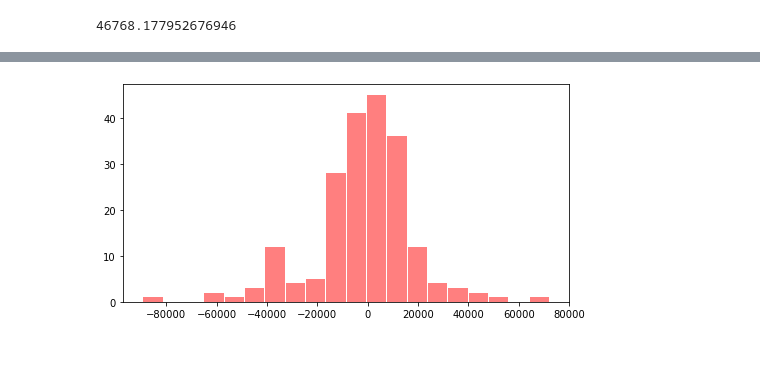
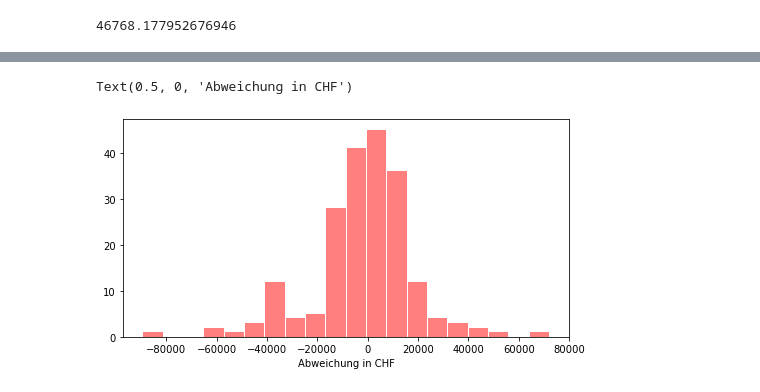
Before and after one commit to jk019/DA_LN_neues_Github, a Jupyter notebook: Analysen/Models.ipynb, the cells around one changed output, grey strips where cells are left out. Cells and saved outputs as stored; diff of their text form; code cells hidden in the pictures; blank space fills up the shorter version.

```diff
--- a/Analysen/Models.ipynb
+++ b/Analysen/Models.ipynb
@@ -202,10 +195,12 @@ residuals
 # %%
 fig = plt.figure( figsize=(8,4))
 n, bins, patches = plt.hist(x=residuals,
                             bins=20,
                             color='red',
                             alpha=0.5,
                             rwidth=0.95
                    )
+plt.xlabel("Abweichung in CHF")
 # %% [output]
+Text(0.5, 0, 'Abweichung in CHF')
-[figure, old version]
+[figure, new version]
```
Also changed, not shown: parts of 12 cells of this notebook.
